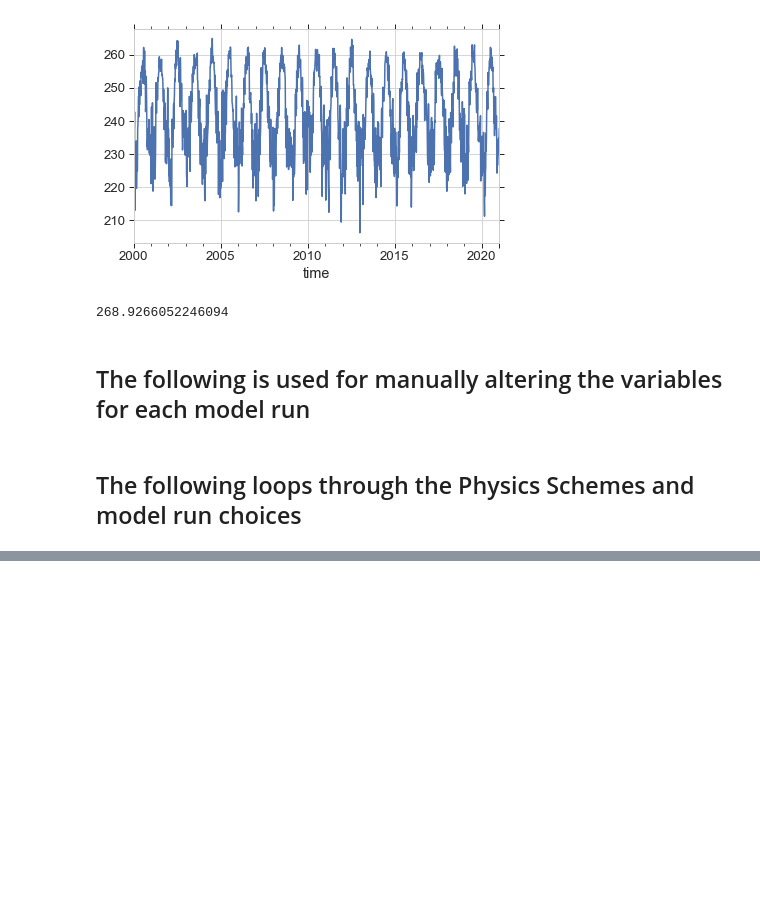
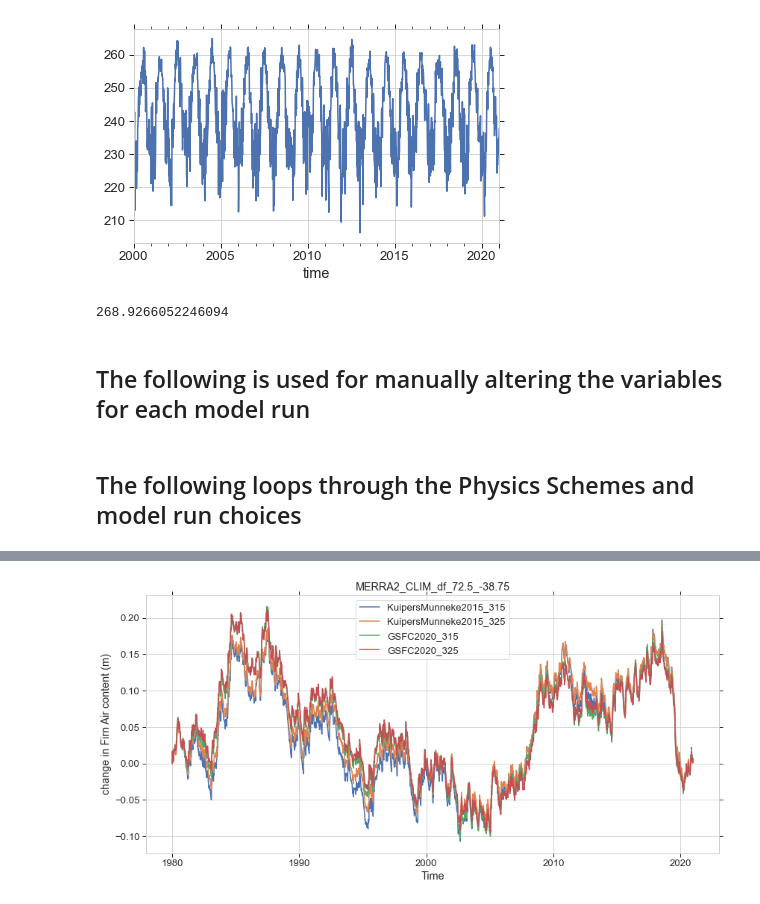
Before and after one commit to maximusjstevens/firncover, a Jupyter notebook: Dylen_CFM.ipynb, the cells around one changed output, grey strips where cells are left out. Cells and saved outputs as stored; diff of their text form; code cells hidden in the pictures; blank space fills up the shorter version.

```diff
--- a/Dylen_CFM.ipynb
+++ b/Dylen_CFM.ipynb
@@ -111,7 +111,7 @@ try:
 except:
     df_daily = pd.read_pickle(f'/Users/cdsteve2/research/firn/CommunityFirnModel/CFM_main/IDS/pickle/MERRA2_CLIM_df_{lat_int}_{lon_int}.pkl')
 
-t_adjust = 1.5 #adjust the modeled temperature by adding 1.5 degrees Celsius
+t_adjust = 3 #adjust the modeled temperature by adding 1.5 degrees Celsius
 df_daily_adjusted = df_daily.copy()
 df_daily_adjusted['TS'] = df_daily_adjusted['TS'] + t_adjust
 # %%
@@ -377,11 +377,13 @@ for physics in fns:
         ### the function also returns some other variables that will be used to configure the CFM run.
         timeres = '5D' # set the time resolution for the model run. '5D' is 5 days, '1M' is one month, etc
         TADJUST = False
-        if TADJUST ==True:
-            Cd, StpsPerYr, depth_S1, depth_S2, grid_bottom = makeSpinFiles(df_daily_adjusted.copy(),timeres=timeres,Tinterp='mean',spin_date_st = 1980.0, spin_date_end = 1995.0,desired_depth=100)
+        if TADJUST ==False:
+            Cd, StpsPerYr, depth_S1, depth_S2, grid_bottom = makeSpinFiles(df_daily.copy(),timeres=timeres,Tinterp='mean',spin_date_st = 1980.0, spin_date_end = 2020.0,desired_depth=100)
         else:
-            t_adjust= 1.5
-            Cd, StpsPerYr, depth_S1, depth_S2, grid_bottom = makeSpinFiles(df_daily.copy(),timeres=timeres,Tinterp='mean',spin_date_st = 1980.0, spin_date_end = 1995.0,desired_depth=100)
+            t_adjust= 3
+            Cd, StpsPerYr, depth_S1, depth_S2, grid_bottom = makeSpinFiles(df_daily_adjusted.copy(),timeres=timeres,Tinterp='mean',spin_date_st = 1980.0, spin_date_end = 2020.0,desired_depth=100)
+        print('average T:', Cd['TSKIN'].mean())
+
         #######
         ### Prepare config .json (which is a dictionary called c within this python script) ###
         ### edit as you wish here (the makejson function above just has defaults, you can change there as well)
@@ -405,13 +407,16 @@ for physics in fns:
         c['liquid'] = 'bucket'
         #######
 
+        spin_date_st = 1980.0
+        spin_date_end = 2020.0
+
         ### Specify where results should go ###
         # reDir = 'CFMoutputs/CFMresults_{}_{}_{}_{}'.format(lat_val,lon_val,c['physRho'],c["rhos0"])
-        if TADJUST:
-            reDir = 'CFMoutputs/CFMresults_{}_{}_{}_{}_Tplus{}'.format(lat_val,lon_val,c['physRho'],c["rhos0"],t_adjust)
+        if TADJUST ==False:
+            reDir = 'CFMoutputs/CFMresults_{}_{}_{}_{}_{}'.format(lat_val,lon_val,c['physRho'],c["rhos0"], spin_date_end)
             c['resultsFolder'] = reDir
         else:
-            reDir = 'CFMoutputs/CFMresults_{}_{}_{}_{}'.format(lat_val,lon_val,c['physRho'],c["rhos0"])
+            reDir = 'CFMoutputs/CFMresults_{}_{}_{}_{}_{}_Tplus{}'.format(lat_val,lon_val,c['physRho'],c["rhos0"],spin_date_end, t_adjust)
             c['resultsFolder'] = reDir
         ##########
 
@@ -434,7 +439,6 @@ for physics in fns:
         print("")
 
         shutil.move(configName,reDir)
-        fp.close()
 # %% [output]
 0.22598615288734436
 241.35818481445312
@@ -601,12 +631,14 @@ f1.savefig(figfilename)
 # %%
 # Plot change in FAC through time
-f1,a1=plt.subplots(figsize=(8,5))
+f1,a1=plt.subplots(figsize=(12,6))
 for physics_rv in rd.keys():
     a1.plot(rd[physics_rv]['model_time'][:],rd[physics_rv]['DIP'][:,0]-rd[physics_rv]['DIP'][0,0] ,label=physics_rv)
 a1.legend()
 a1.set_xlabel('Time')
 a1.set_ylabel('change in Firn Air content (m)')
 a1.set_title(f'{data_source}_{lat_val}_{lon_val}')
 
 figfilename = f'{data_source}_{lat_val}_{lon_val}_Change_in_FAC.png'
 f1.savefig(figfilename)
+# %% [output]
+[figure, added]
```
Also changed, not shown: parts of 7 cells of this notebook.
